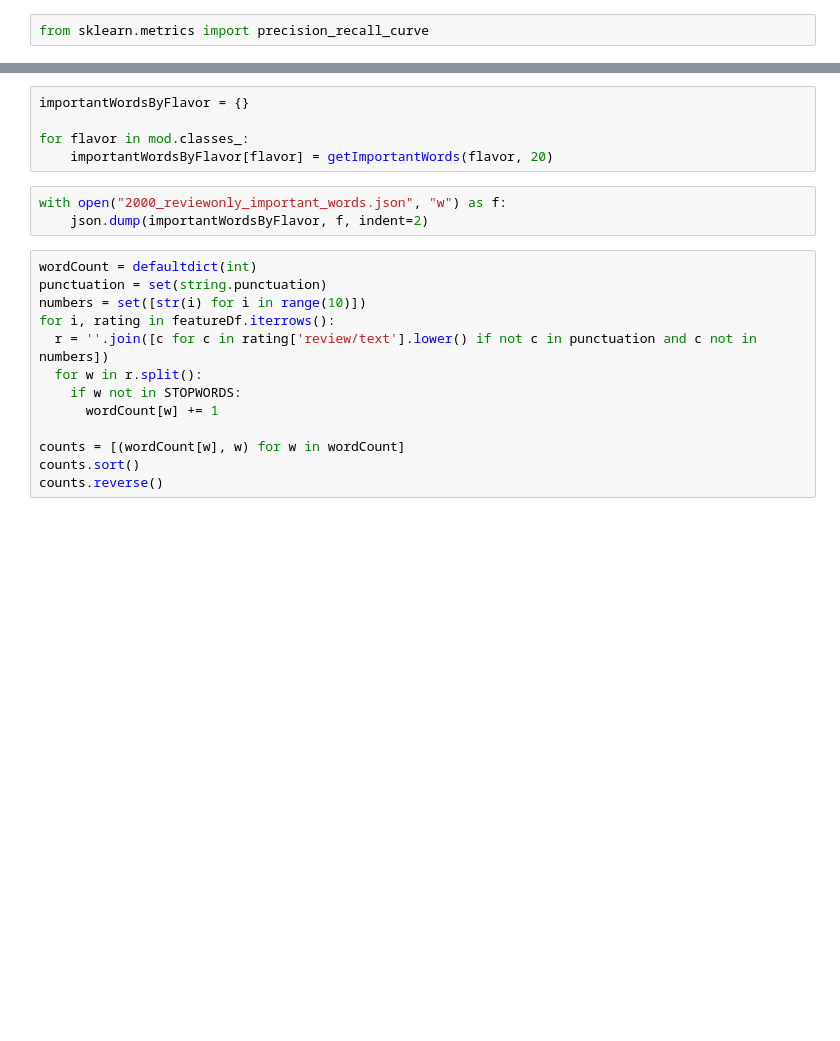
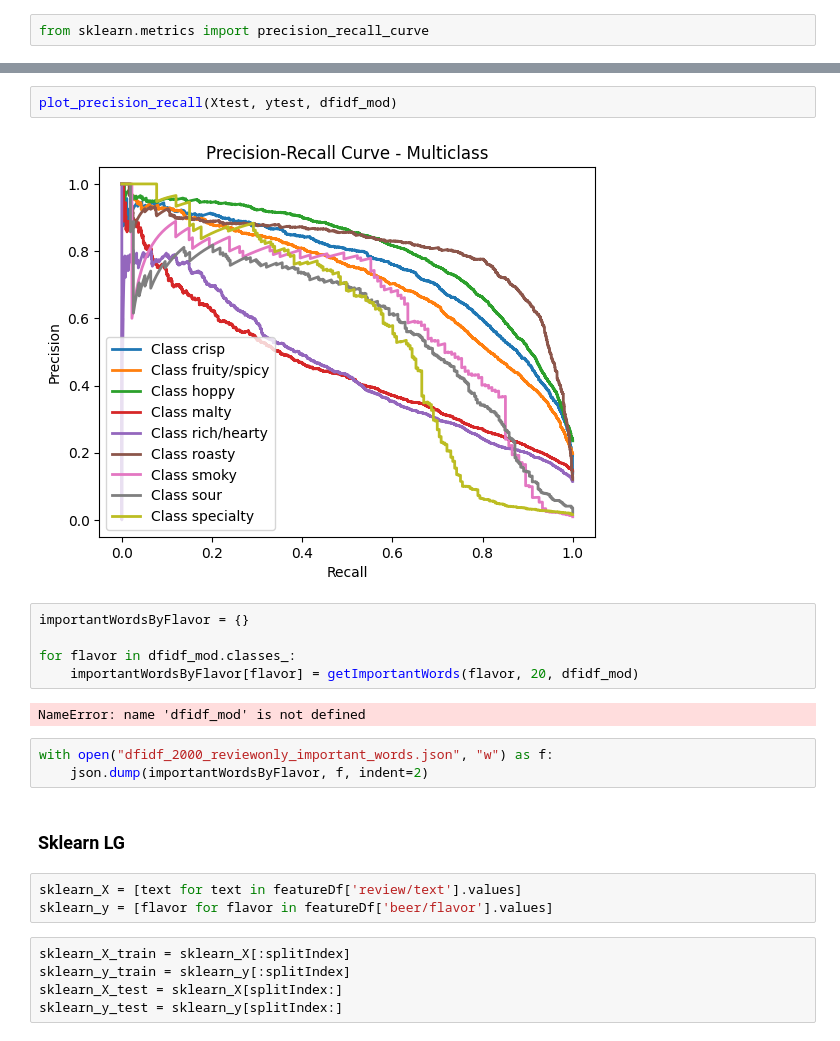
Before and after one commit to EdwardLinS/CSE158-BryanEdwardJesse, a Jupyter notebook: beers/notebook.ipynb, the cells around one changed output, grey strips where cells are left out. Saved outputs shown, nothing was run; the diff lists cells and outputs as text; blank space fills up the shorter version.

```diff
--- a/beers/notebook.ipynb
+++ b/beers/notebook.ipynb
@@ -561,21 +772,24 @@ def getImportantWords(flavor: str, n: int) -> list[str]:
+# %%
+plot_precision_recall(Xtest, ytest, dfidf_mod)
+# %% [output]
+[figure, added]
 # %%
 importantWordsByFlavor = {}
 
-for flavor in mod.classes_:
-    importantWordsByFlavor[flavor] = getImportantWords(flavor, 20)
+for flavor in dfidf_mod.classes_:
+    importantWordsByFlavor[flavor] = getImportantWords(flavor, 20, dfidf_mod)
+# %% [output]
+NameError: name 'dfidf_mod' is not defined
 # %%
-with open("2000_reviewonly_important_words.json", "w") as f:
+with open("dfidf_2000_reviewonly_important_words.json", "w") as f:
     json.dump(importantWordsByFlavor, f, indent=2)
-# %%
-wordCount = defaultdict(int)
-punctuation = set(string.punctuation)
-numbers = set([str(i) for i in range(10)])
-for i, rating in featureDf.iterrows():
-  r = ''.join([c for c in rating['review/text'].lower() if not c in punctuation and c not in numbers])
-  for w in r.split():
-    if w not in STOPWORDS:
-      wordCount[w] += 1
-
-counts = [(wordCount[w], w) for w in wordCount]
-counts.sort()
-counts.reverse()
+# %% [markdown]
+### Sklearn LG
+# %%
+sklearn_X = [text for text in featureDf['review/text'].values]
+sklearn_y = [flavor for flavor in featureDf['beer/flavor'].values]
+# %%
+sklearn_X_train = sklearn_X[:splitIndex]
+sklearn_y_train = sklearn_y[:splitIndex]
+sklearn_X_test = sklearn_X[splitIndex:]
+sklearn_y_test = sklearn_y[splitIndex:]
```
Also changed, not shown: parts of 57 cells of this notebook, 2 other files.
